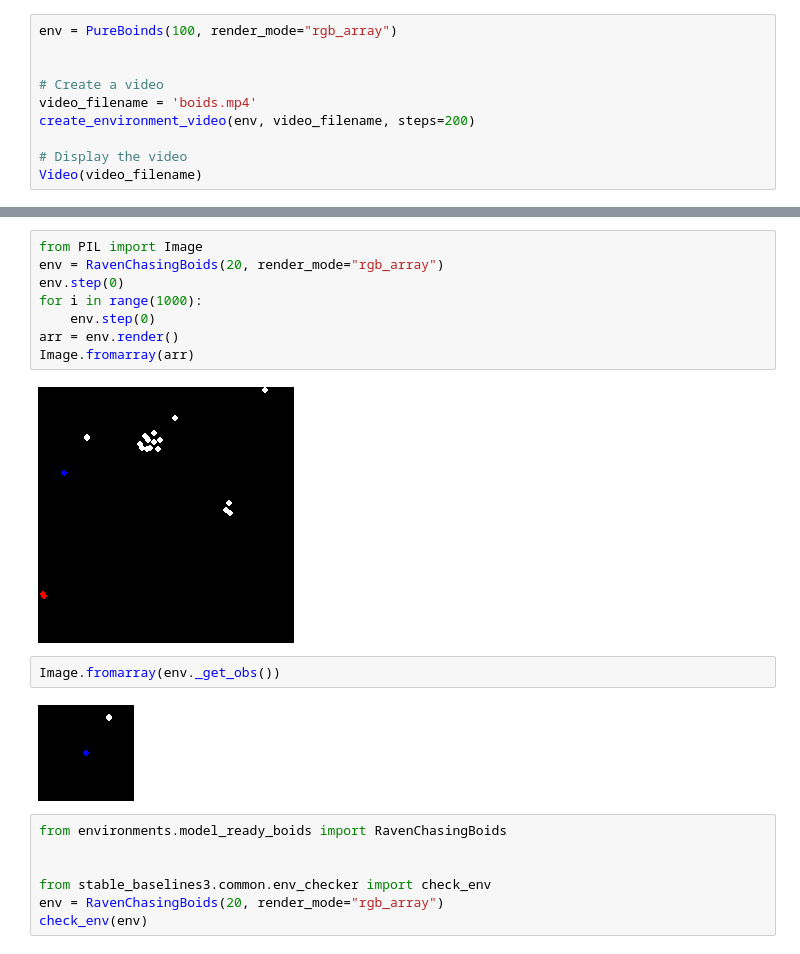
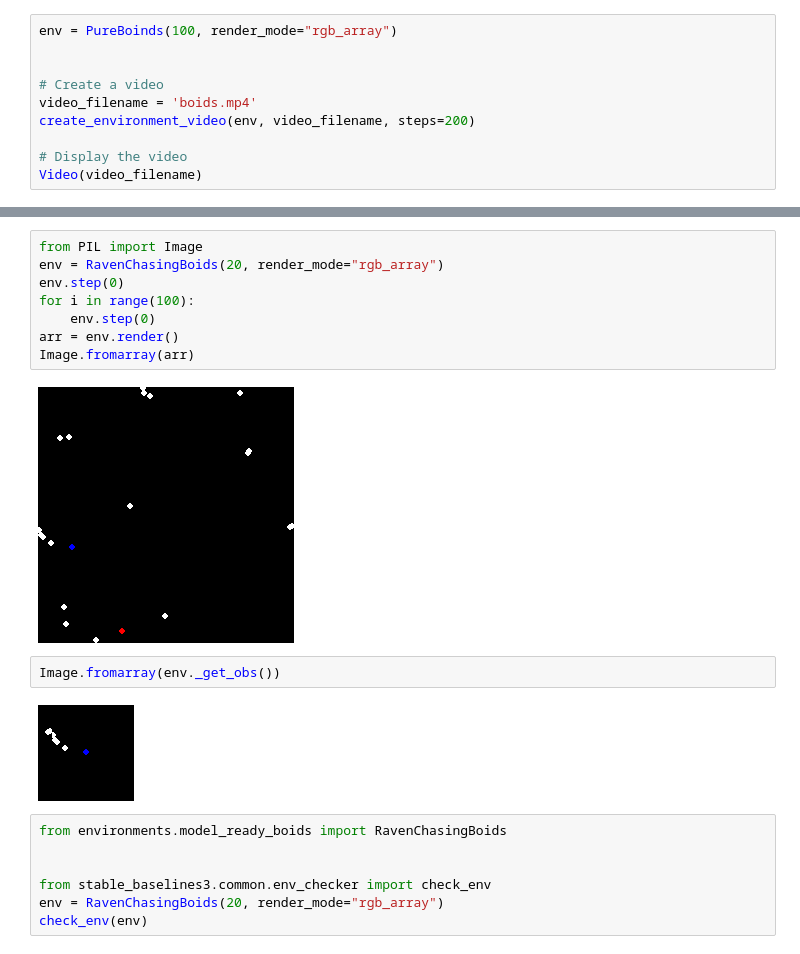
Before and after one commit to patedwards/zero-player-games, a Jupyter notebook: notebooks/02_simple_boids_env.ipynb, the cells around one changed output, grey strips where cells are left out. Saved outputs shown, nothing was run; the diff lists cells and outputs as text.

```diff
--- a/notebooks/02_simple_boids_env.ipynb
+++ b/notebooks/02_simple_boids_env.ipynb
@@ -97,17 +94,17 @@ Video(video_filename)
 # %%
 from PIL import Image
 env = RavenChasingBoids(20, render_mode="rgb_array")
 env.step(0)
-for i in range(1000):
+for i in range(100):
     env.step(0)
 arr = env.render()
 Image.fromarray(arr)
 # %% [output]
-[figure, old version]
+[figure, new version]
 # %%
 Image.fromarray(env._get_obs())
 # %% [output]
-[figure, old version]
+[figure, new version]
 # %%
 from environments.model_ready_boids import RavenChasingBoids
 
```
Also changed, not shown: parts of 10 cells of this notebook, 8 other files.
